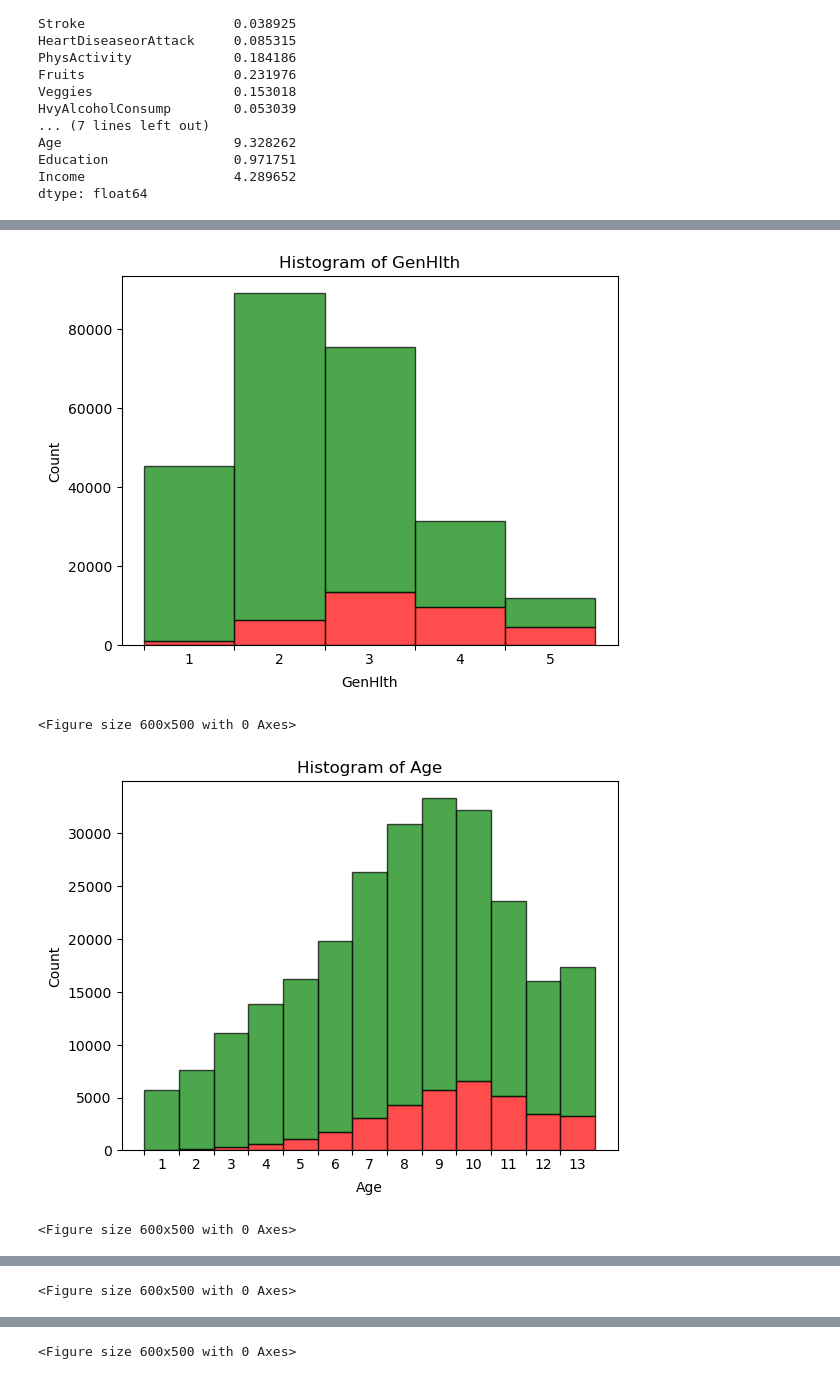
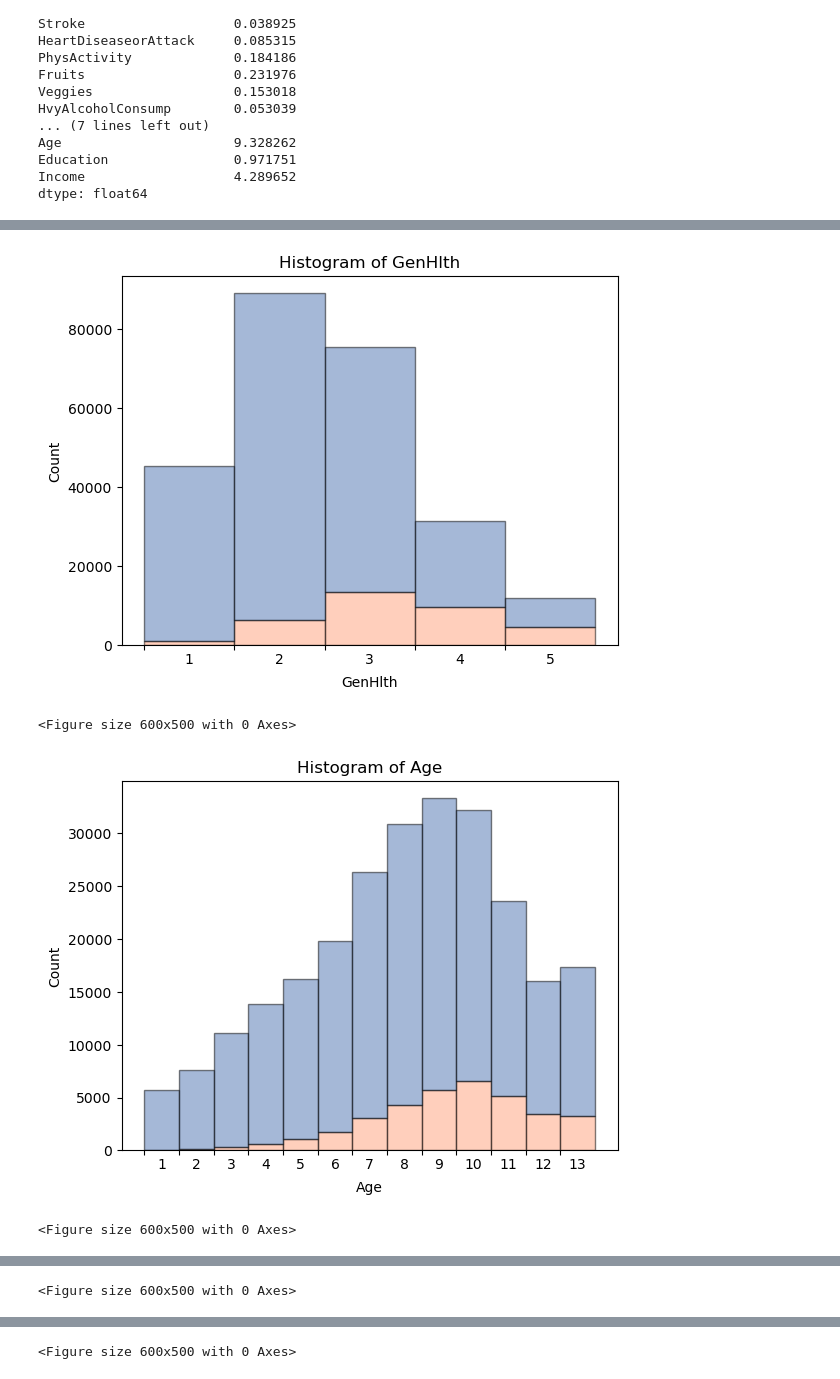
Before and after one commit to benediktpri/ie500_data_mining_project, a Jupyter notebook: notebooks/data_exploration.ipynb, the cells around one changed output, grey strips where cells are left out. Cells and saved outputs as stored; diff of their text form; code cells hidden in the pictures.

```diff
--- a/notebooks/data_exploration.ipynb
+++ b/notebooks/data_exploration.ipynb
@@ -129,12 +136,3 @@ Age                      9.328262
 Education                0.971751
 Income                   4.289652
 dtype: float64
-# %%
-# Create boxplots for numerical features
-boxplot_features = ['BMI', 'MentHlth', 'PhysHlth',]
-for f in boxplot_features:
-    df_diabetes_binary.boxplot(f,by='Diabetes_binary',figsize=(5,7),fontsize=10)
-    plt.title("{}\n".format(f),fontsize=10)
-    plt.xlabel("Diabetes_binary", fontsize=10)
-
-#TODO Mental Health and Physical Health taken as numerical and Age taken as ordinal, is that ok? => because in Pre-processing habt ihr Age weiterhin als numerical aufgelistet
@@ -145,16 +193,18 @@ for f in boxplot_features:
 # %%
-#Create kernel density plots for numerical features
-density_plot_features = ['BMI', 'MentHlth', 'PhysHlth',]
+# Create kernel density plots for numerical features
+density_plot_features = ['BMI', 'MentHlth', 'PhysHlth']
+
+# TODO Annotation above instead of: Code provided by ChatGPT and Copilot after prompting with simple code and specifying adjustments:
 
 print(df_diabetes_binary[density_plot_features].dtypes)
 
 for f in density_plot_features:
     plt.figure(figsize=(5, 5))
-    sns.kdeplot(df_diabetes_binary[f], fill= True)
+    sns.kdeplot(df_diabetes_binary[f], fill=True, color='grey')
     plt.title(f'Kernel Density Plot of {f}')
     plt.xlabel(f)
     plt.ylabel('Density')
-    plt.xlim(left=0)
+    plt.xlim(left=df_diabetes_binary[f].min(), right=df_diabetes_binary[f].max())
     plt.show()
 
     #TODO Histogram -> physical and mental health and age und x-axis bei 0 anfangen
@@ -170,17 +220,19 @@ dtype: object
 # %%
 #Create kernel density plots for numerical features
 density_plot_features = ['BMI', 'MentHlth', 'PhysHlth',]
+
+# TODO Annotation above instead of: Code provided by ChatGPT and Copilot after prompting with simple code and specifying adjustments:
 
 print(df_diabetes_binary[density_plot_features].dtypes)
 
 for f in density_plot_features:
     plt.figure(figsize=(6, 4))
-    sns.kdeplot(df_diabetes_binary[df_diabetes_binary['Diabetes_binary'] == 1.0][f], color='red', fill=True, label='Diabetes')
-    sns.kdeplot(df_diabetes_binary[df_diabetes_binary['Diabetes_binary'] == 0.0][f], color='green', fill=True, label='No Diabetes')
+    sns.kdeplot(df_diabetes_binary[df_diabetes_binary['Diabetes_binary'] == 1.0][f], color='#FFA07A', fill=True, label='Diabetes')
+    sns.kdeplot(df_diabetes_binary[df_diabetes_binary['Diabetes_binary'] == 0.0][f], color='#4c72b0', fill=True, label='No Diabetes')
     plt.title(f'Kernel Density Plot of {f}')
     plt.xlabel(f)
     plt.ylabel('Density')
-    plt.xlim(left=0)
+    plt.xlim(left=df_diabetes_binary[f].min(), right=df_diabetes_binary[f].max())
     plt.legend()
     plt.show()
 
@@ -198,39 +250,39 @@ dtype: object
 # Create histograms for ordinal features
 histogram_features = ['GenHlth','Age','Education', 'Income',]
 
-# Code provided by ChatGPT after prompting with simple code and specifying adjustments:
+# TODO Annotation above instead of: Code provided by ChatGPT and Copilot after prompting with simple code and specifying adjustments:
 
 # Loop through each feature in the list
 for f in histogram_features:
 
     # Adjust bins to scale according to minimum and maximum values
     min_val = int(df_diabetes_binary[f].min())
     max_val = int(df_diabetes_binary[f].max()) + 1
     bins = np.arange(min_val, max_val + 1, 1)
 
     # Plot histograms for each Diabetes_binary class with colors and settings
     plt.hist([df_diabetes_binary[df_diabetes_binary['Diabetes_binary'] == 1.0][f],
               df_diabetes_binary[df_diabetes_binary['Diabetes_binary'] == 0.0][f]],
-             color=['red', 'green'], alpha=0.7, edgecolor='black', stacked=True, bins=bins)
+             color=['#FFA07A', '#4c72b0'], alpha=0.5, edgecolor='black', stacked=True, bins=bins)
 
     # Add title and labels with adjusted label position
     plt.title(f'Histogram of {f}', fontsize=12)
     plt.xlabel(f, labelpad=15)  # Increase labelpad to move x-axis label lower
     plt.ylabel('Count')
 
     # Set x-ticks at the start of each bin but without labels
     plt.xticks(bins[:-1], labels=[])
 
     # Add labels at the center of each bin
     for i in range(len(bins) - 1):
-        label_position = (bins[i] + bins[i + 1]) / 2  # Center of each bin
+        label_position = (bins[i] + bins[i + 1]) / 2
         plt.text(label_position, -0.02 * plt.ylim()[1], str(int(bins[i])), ha='center', va='top', fontsize=10)
 
     # Show the plot
     plt.figure(figsize=(6, 5))
     plt.show()
 # %% [output]
-[figure, old version]
+[figure, new version]
 <Figure size 600x500 with 0 Axes>
-[figure, old version]
+[figure, new version]
 <Figure size 600x500 with 0 Axes>
```
Also changed, not shown: parts of 16 cells of this notebook.
